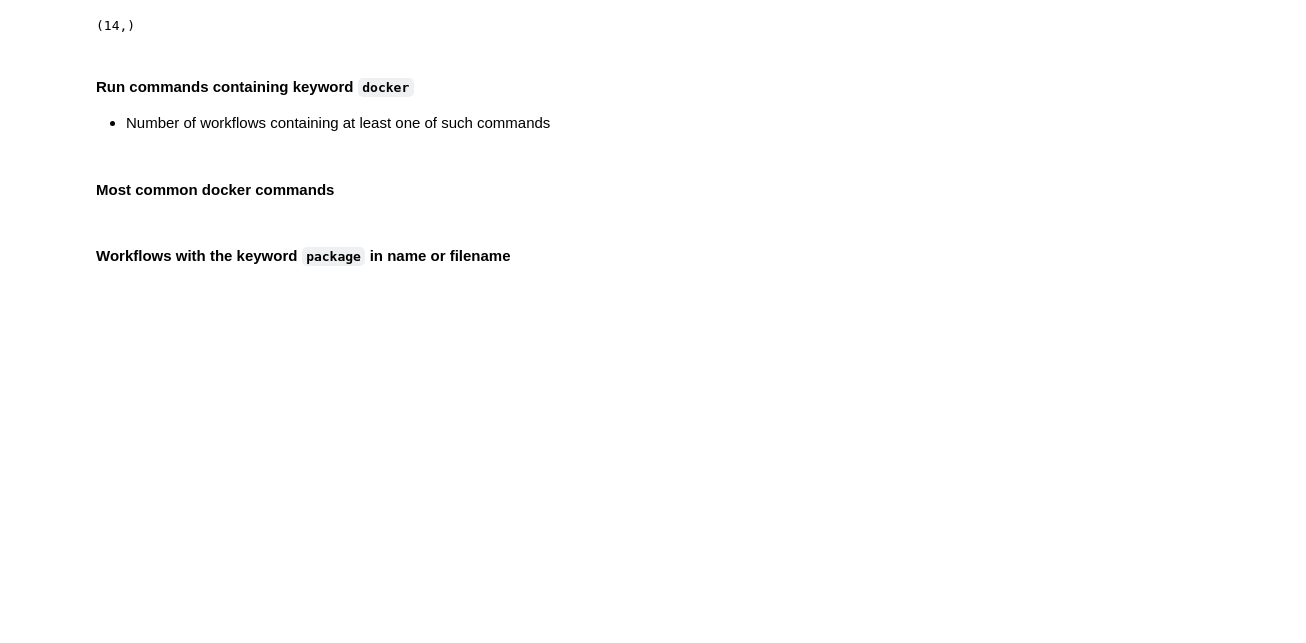
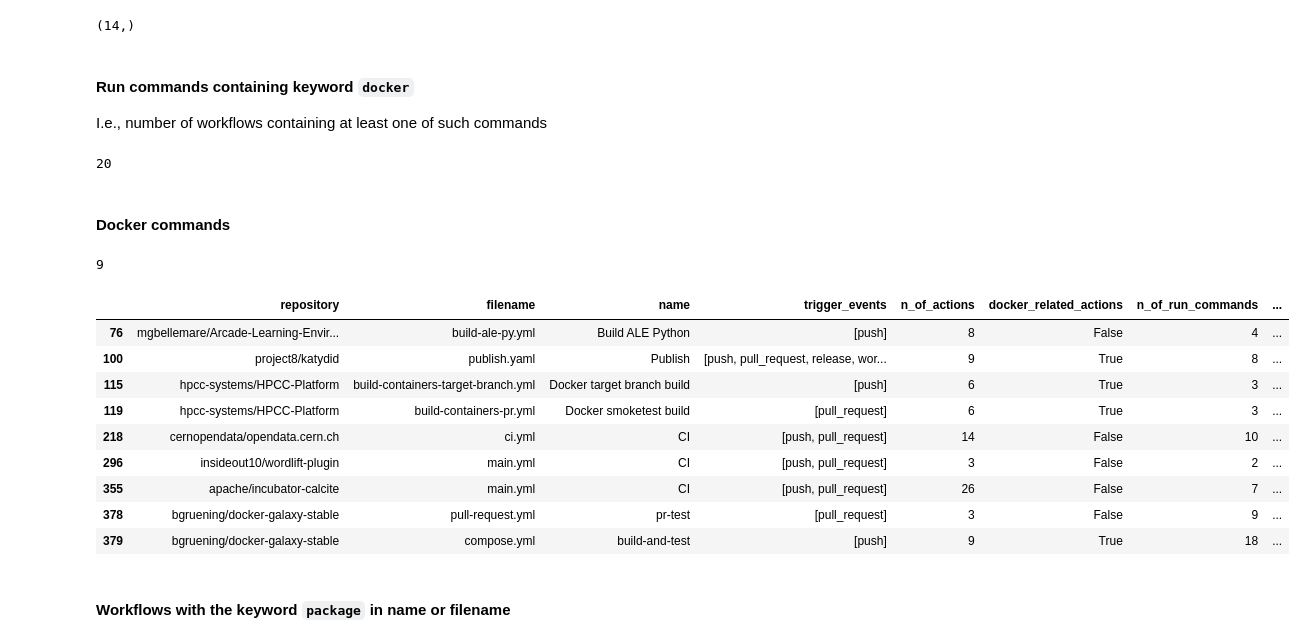
Before and after one commit to collab-uniba/mlops4aisystems, a Jupyter notebook: notebooks/Final analysis.ipynb, the cells around one changed output. Cells and saved outputs as stored; diff of their text form; code cells hidden in the pictures; blank space fills up the shorter version.

```diff
--- a/notebooks/Final analysis.ipynb
+++ b/notebooks/Final analysis.ipynb
@@ -149,8 +232,28 @@ actions_df.loc[actions_df.loc[:,"action_slug"].str.contains("docker"), "workflow
 # %% [markdown]
 #### Run commands containing keyword `docker`
 
-- Number of workflows containing at least one of such commands
+I.e., number of workflows containing at least one of such commands
+# %%
+workflows_df.loc[workflows_df["docker_related_commands"]].shape[0]
+# %% [output]
+20
 # %% [markdown]
-#### Most common docker commands
+#### Docker commands
+# %%
+temp_df = workflows_df.loc[workflows_df["docker_commands"].map(len) > 0]
+print(temp_df.shape[0])
+temp_df
+# %% [output]
+9
+|  | repository | filename | name | trigger_events | n_of_actions | docker_related_actions | n_of_run_commands | ... |
+| 76 | mgbellemare/Arcade-Learning-Envir... | build-ale-py.yml | Build ALE Python | [push] | 8 | False | 4 | ... |
+| 100 | project8/katydid | publish.yaml | Publish | [push, pull_request, release, wor... | 9 | True | 8 | ... |
+| 115 | hpcc-systems/HPCC-Platform | build-containers-target-branch.yml | Docker target branch build | [push] | 6 | True | 3 | ... |
+| 119 | hpcc-systems/HPCC-Platform | build-containers-pr.yml | Docker smoketest build | [pull_request] | 6 | True | 3 | ... |
+| 218 | cernopendata/opendata.cern.ch | ci.yml | CI | [push, pull_request] | 14 | False | 10 | ... |
+| 296 | insideout10/wordlift-plugin | main.yml | CI | [push, pull_request] | 3 | False | 2 | ... |
+| 355 | apache/incubator-calcite | main.yml | CI | [push, pull_request] | 26 | False | 7 | ... |
+| 378 | bgruening/docker-galaxy-stable | pull-request.yml | pr-test | [pull_request] | 3 | False | 9 | ... |
+| 379 | bgruening/docker-galaxy-stable | compose.yml | build-and-test | [push] | 9 | True | 18 | ... |
 # %% [markdown]
 #### Workflows with the keyword `package` in name or filename
```
Also changed, not shown: parts of 67 cells of this notebook.
